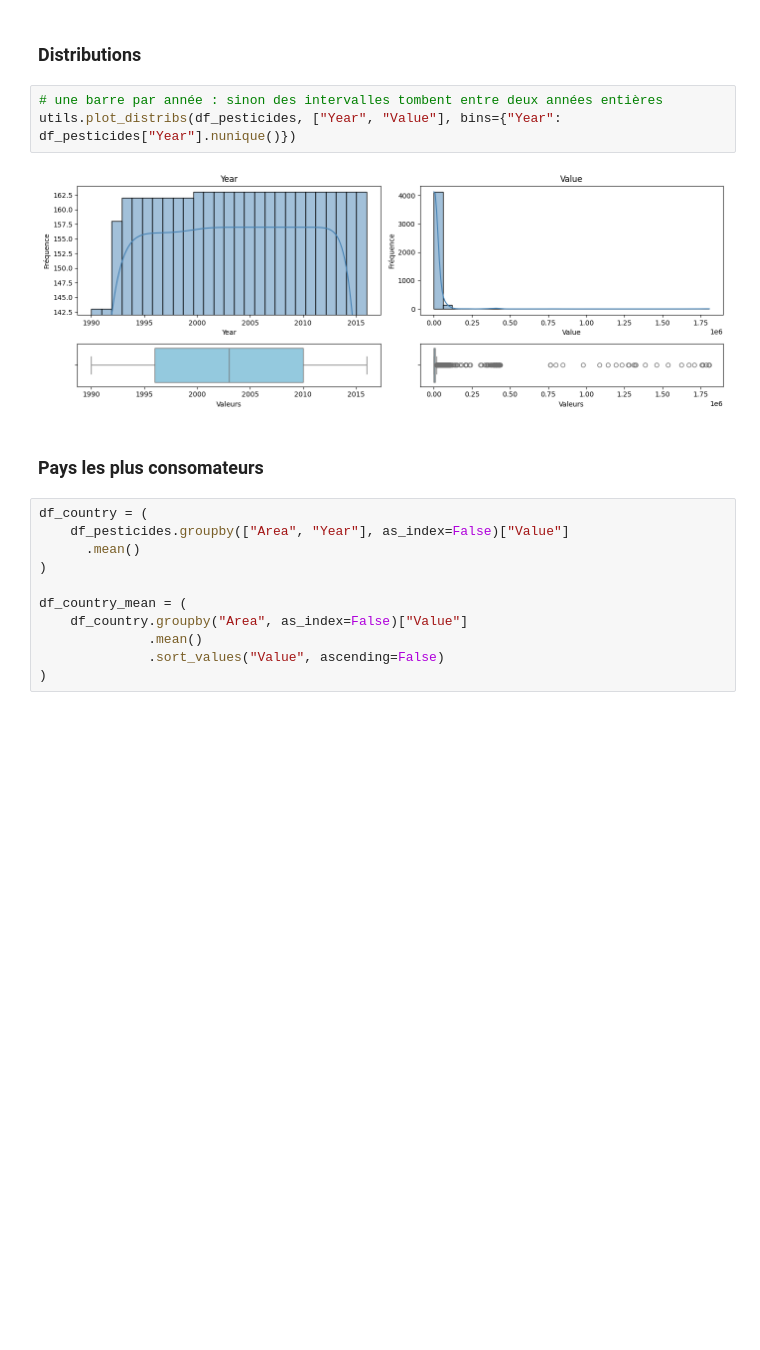
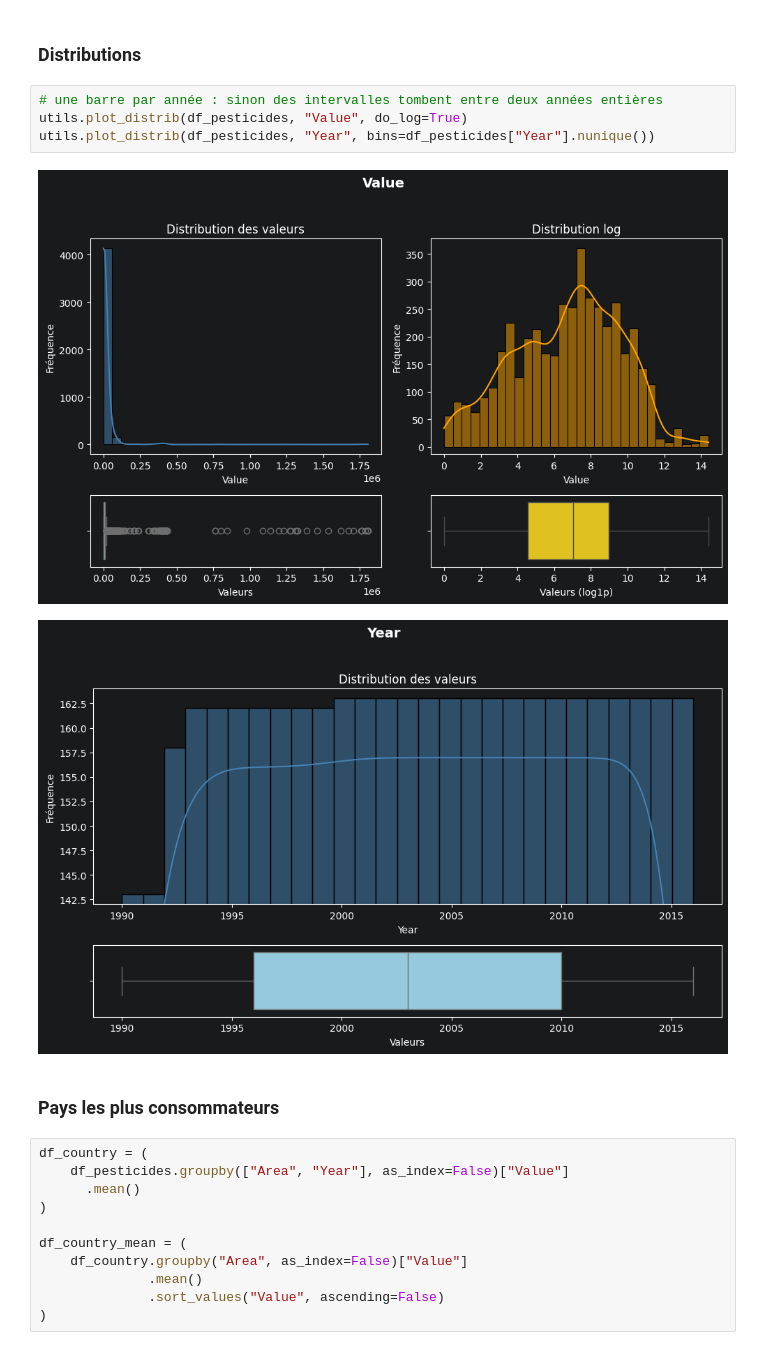
Before and after one commit to justinetct/oc_project12_agritech, a Jupyter notebook: notebooks/03_eda_crop_yield_prediction.ipynb, the cells around one changed output. Cells and saved outputs as stored; diff of their text form; blank space fills up the shorter version.

```diff
--- a/notebooks/03_eda_crop_yield_prediction.ipynb
+++ b/notebooks/03_eda_crop_yield_prediction.ipynb
@@ -82,11 +83,13 @@ Valeurs : 0.0 - 1807000.0 (moyenne : 20303.34146470453)
 ### Distributions
 # %%
 # une barre par année : sinon des intervalles tombent entre deux années entières
-utils.plot_distribs(df_pesticides, ["Year", "Value"], bins={"Year": df_pesticides["Year"].nunique()})
+utils.plot_distrib(df_pesticides, "Value", do_log=True)
+utils.plot_distrib(df_pesticides, "Year", bins=df_pesticides["Year"].nunique())
 # %% [output]
-[figure, old version]
+[figure, new version]
+[figure, added]
 # %% [markdown]
-### Pays les plus consomateurs
+### Pays les plus consommateurs
 # %%
 df_country = (
     df_pesticides.groupby(["Area", "Year"], as_index=False)["Value"]
```
Also changed, not shown: parts of 54 cells of this notebook, 7 other files.
